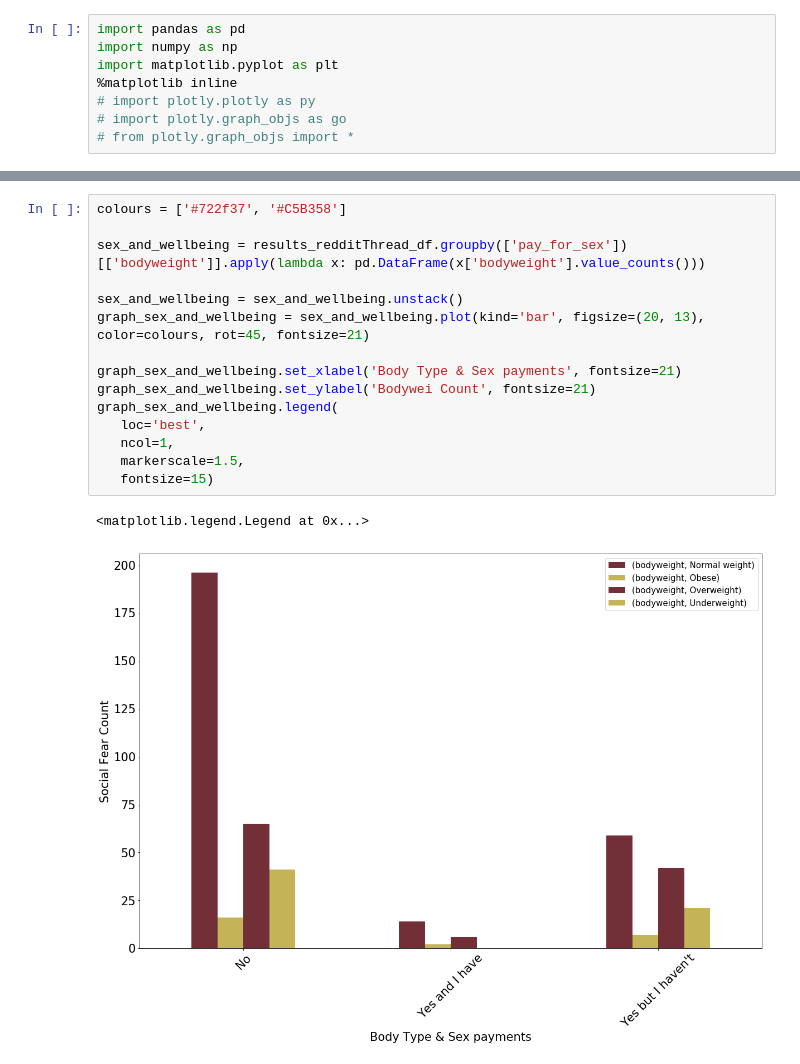
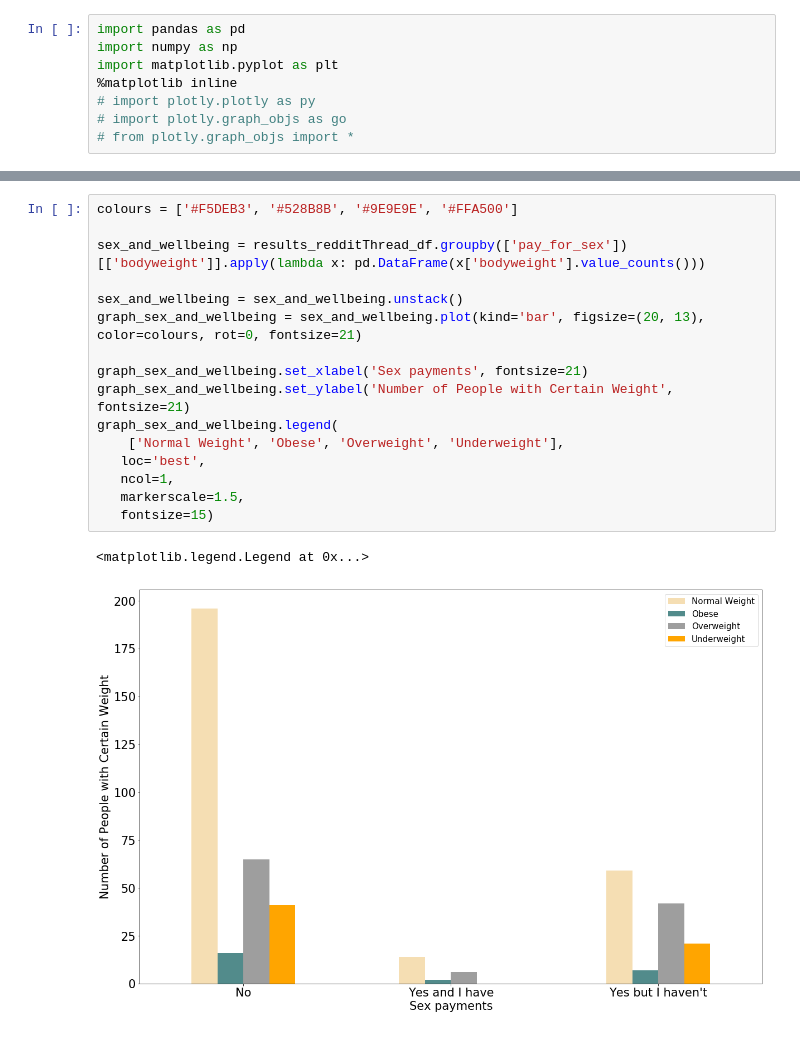
Before and after one commit to crushdig/Data-Science-In-Practice-Project, a Jupyter notebook: LB_project/notebooks/results/200_RQ2.ipynb, the cells around one changed output, grey strips where cells are left out. Cells and saved outputs as stored; diff of their text form.

```diff
--- a/LB_project/notebooks/results/200_RQ2.ipynb
+++ b/LB_project/notebooks/results/200_RQ2.ipynb
@@ -55,18 +74,19 @@ graph_sex_and_wellbeing.legend(
 # %%
-colours = ['#722f37', '#C5B358']
+colours = ['#F5DEB3', '#528B8B', '#9E9E9E', '#FFA500']
 
 sex_and_wellbeing = results_redditThread_df.groupby(['pay_for_sex'])[['bodyweight']].apply(lambda x: pd.DataFrame(x['bodyweight'].value_counts()))
 
 sex_and_wellbeing = sex_and_wellbeing.unstack()
-graph_sex_and_wellbeing = sex_and_wellbeing.plot(kind='bar', figsize=(20, 13), color=colours, rot=45, fontsize=21)
+graph_sex_and_wellbeing = sex_and_wellbeing.plot(kind='bar', figsize=(20, 13), color=colours, rot=0, fontsize=21)
 
-graph_sex_and_wellbeing.set_xlabel('Body Type & Sex payments', fontsize=21)
-graph_sex_and_wellbeing.set_ylabel('Bodywei Count', fontsize=21)
+graph_sex_and_wellbeing.set_xlabel('Sex payments', fontsize=21)
+graph_sex_and_wellbeing.set_ylabel('Number of People with Certain Weight', fontsize=21)
 graph_sex_and_wellbeing.legend(
+    ['Normal Weight', 'Obese', 'Overweight', 'Underweight'],
    loc='best',
    ncol=1,
    markerscale=1.5,
    fontsize=15)
 # %% [output]
 <matplotlib.legend.Legend at 0x...>
-[figure, old version]
+[figure, new version]
```
Also changed, not shown: parts of 3 cells of this notebook.
